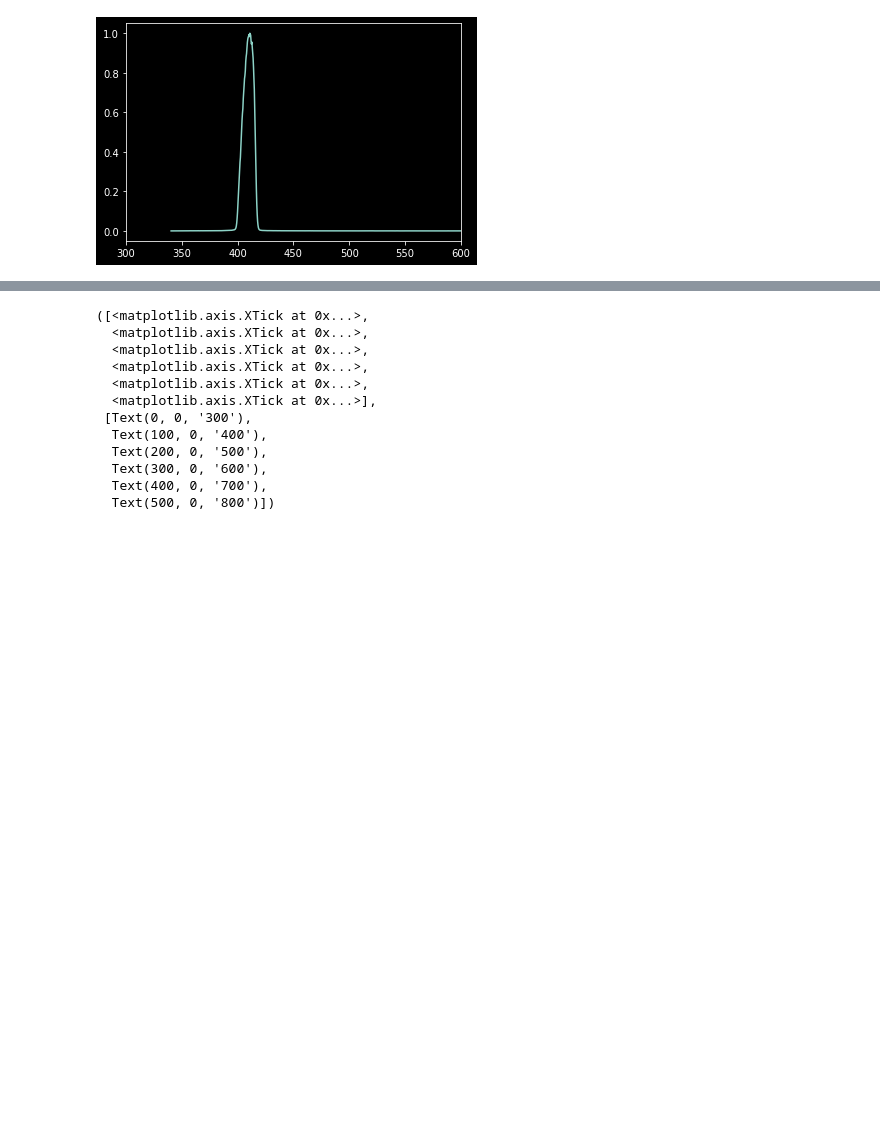
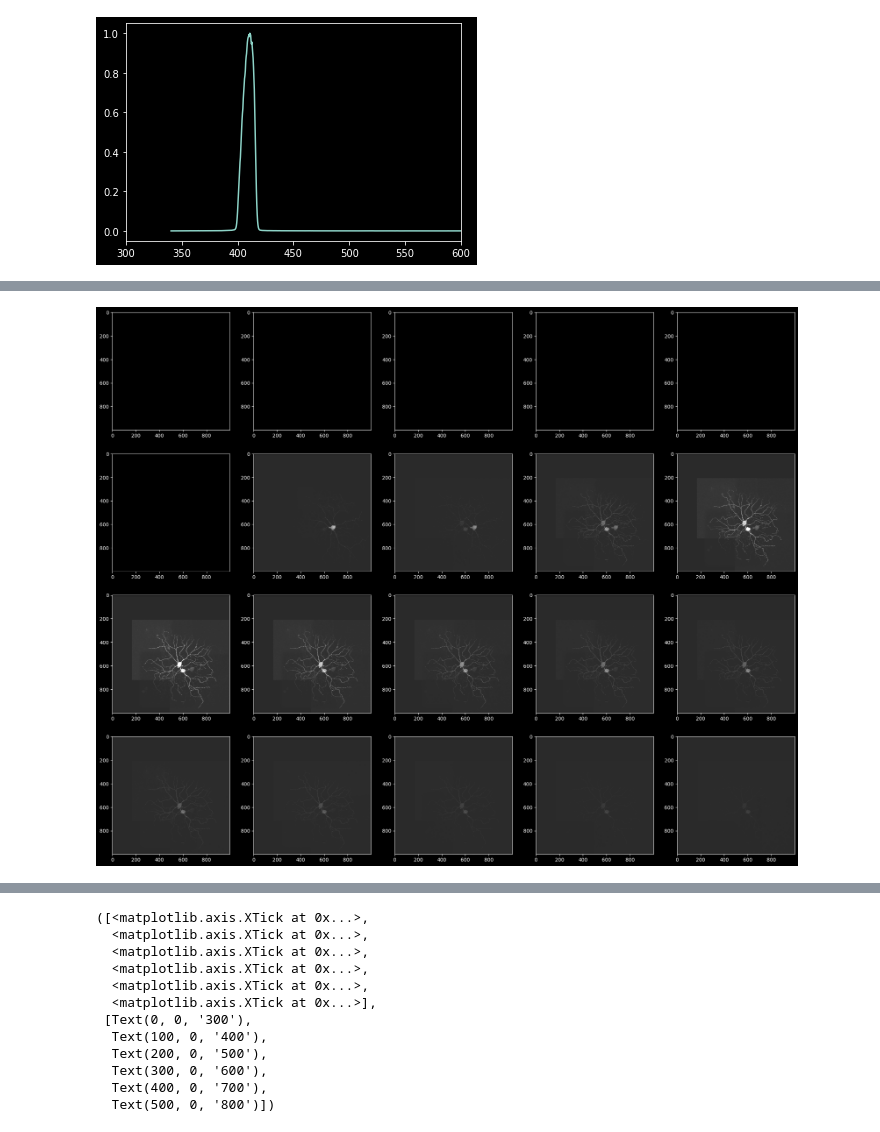
Before and after one commit to davidswygart/FunctionalImagingAnalysis, a Jupyter notebook: python/spectra.ipynb, the cells around one changed output, grey strips where cells are left out. Cells and saved outputs as stored; diff of their text form; code cells hidden in the pictures; blank space fills up the shorter version.

```diff
--- a/python/spectra.ipynb
+++ b/python/spectra.ipynb
@@ -266,0 +361,4 @@ plt.legend(alexae)
+# %%
+projs = [np.pad(proj, ((1000-proj.shape[0], 0), (1000-proj.shape[1], 0))) for proj in projs]
+
+[proj.shape for proj in projs]
@@ -266,0 +375,23 @@ plt.legend(alexae)
+# %%
+#assume the cell is filled with 488. How does it look in each channel?
+
+# 2) multiply by the 488 em wavelength...
+_, axs = plt.subplots(4,5,figsize=(25,20))
+axs = axs.flatten()
+
+for i,ax in enumerate(axs):
+    # print(np.nanmean(dfs[0][(dfs[0].wl >= (470 + 10*i)) & (dfs[0].wl < (480 + 10*i))].em))
+
+
+
+    r = projs[0] * np.nanmean(dfs[0][(dfs[0].wl >= (470 + 10*i)) & (dfs[0].wl < (480 + 10*i))].em)
+    g = projs[1] * np.nanmean(dfs[1][(dfs[1].wl >= (470 + 10*i)) & (dfs[1].wl < (480 + 10*i))].em)
+    b = projs[2] * np.nanmean(dfs[2][(dfs[2].wl >= (470 + 10*i)) & (dfs[2].wl < (480 + 10*i))].em)
+
+    # rgb = np.clip(np.stack((r,g,b), axis=-1) + .25, 0.0, 1.0)
+    rgb = r + g + b
+
+    im = ax.imshow(rgb, cmap='gray')
+    im.set_clim(-.2,1)
+# %% [output]
+[figure, added]
```
Also changed, not shown: parts of 16 cells of this notebook, 7 other files.
